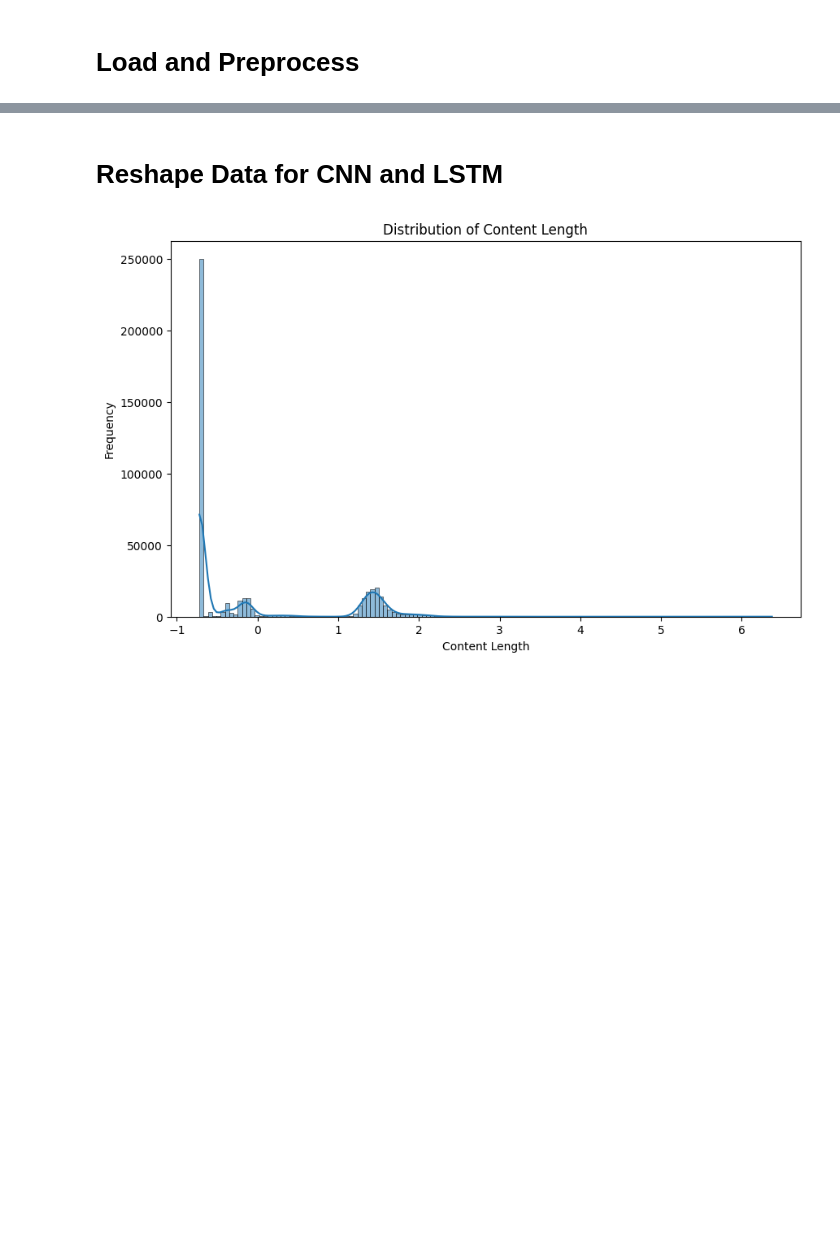
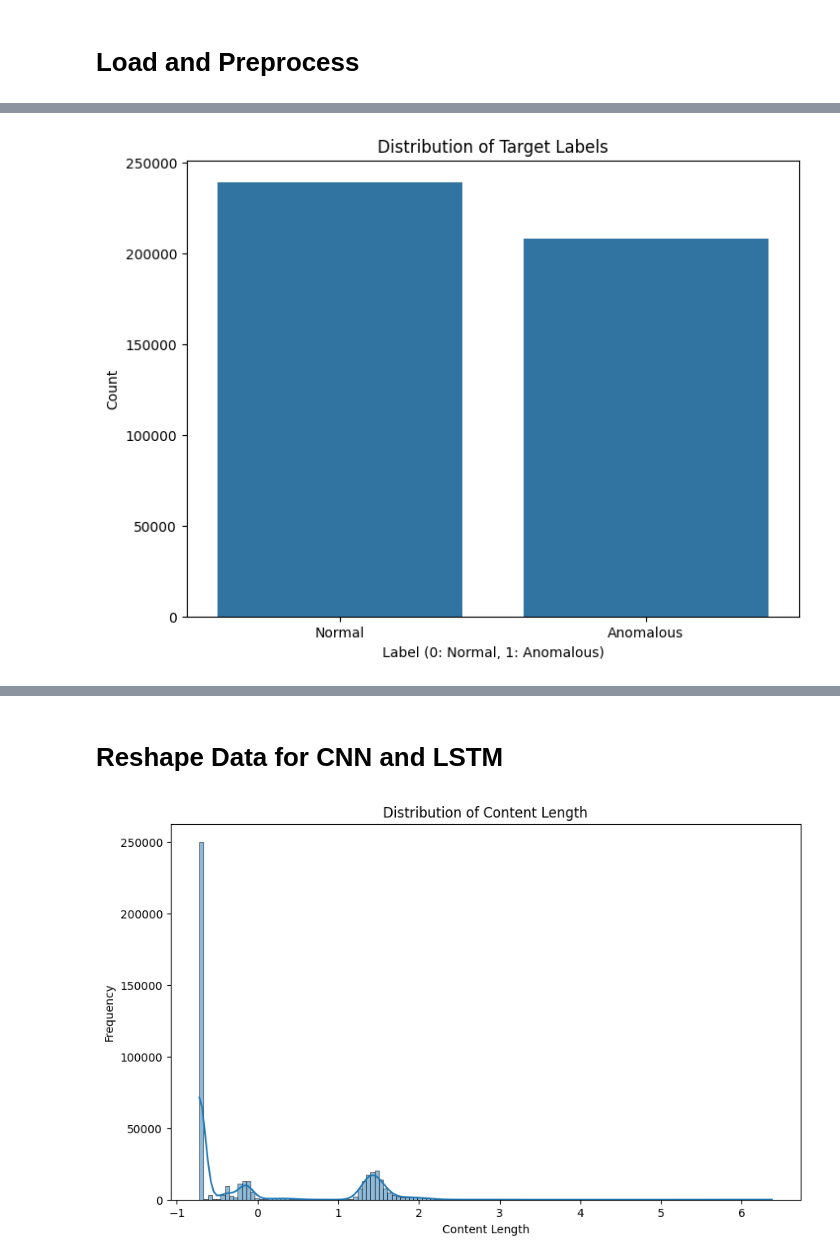
Before and after one commit to Yaadee/WAF_with_ml, a Jupyter notebook: notebook/EDA.ipynb, the cells around one changed output, grey strips where cells are left out. Saved outputs shown, nothing was run; the diff lists cells and outputs as text; code cells hidden in the pictures; blank space fills up the shorter version.

```diff
--- a/notebook/EDA.ipynb
+++ b/notebook/EDA.ipynb
@@ -83,0 +121,11 @@ X_train, X_test, y_train, y_test = train_test_split(X, y, test_size=0.2, random_
+# %%
+# Plotting the distribution of target labels
+plt.figure(figsize=(8, 6))
+sns.countplot(x='label', data=web_df)
+plt.title('Distribution of Target Labels')
+plt.xlabel('Label (0: Normal, 1: Anomalous)')
+plt.ylabel('Count')
+plt.xticks(ticks=[0, 1], labels=['Normal', 'Anomalous'])
+plt.show()
+# %% [output]
+[figure, added]
```
Also changed, not shown: parts of 25 cells of this notebook.
